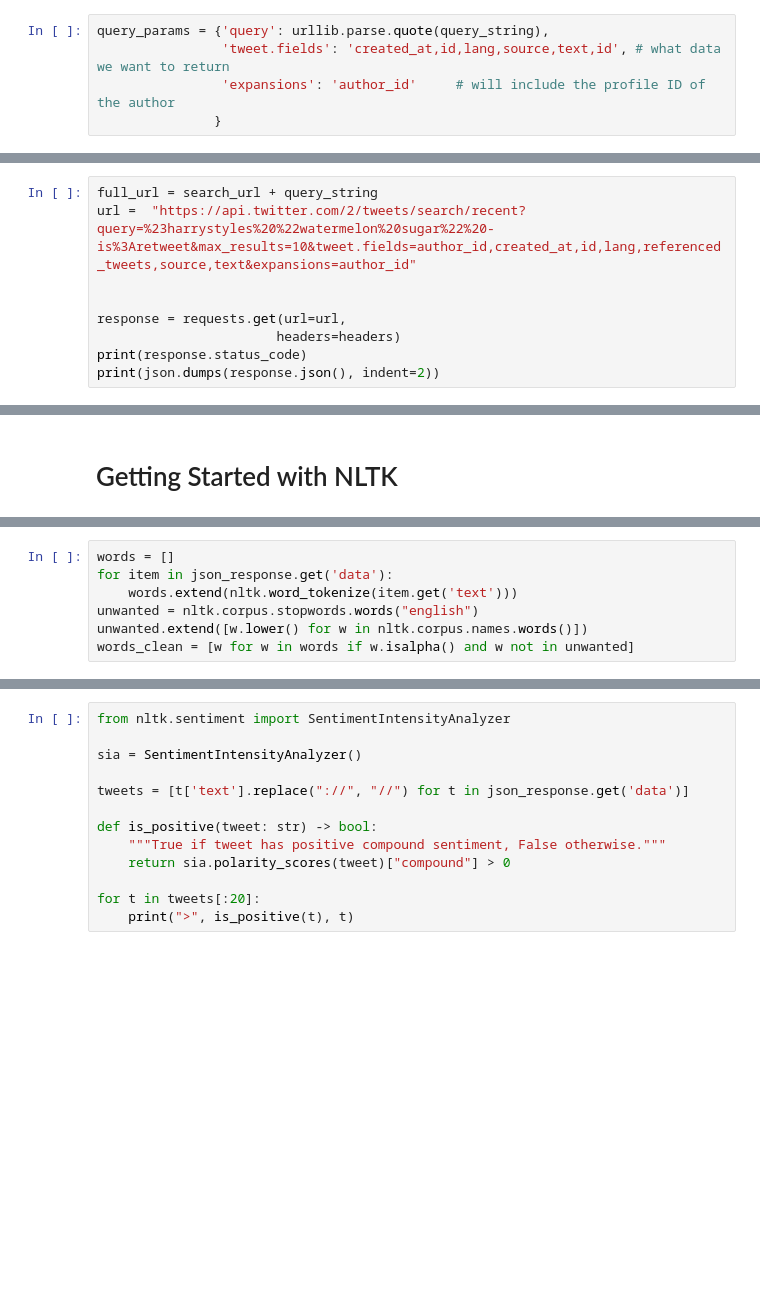
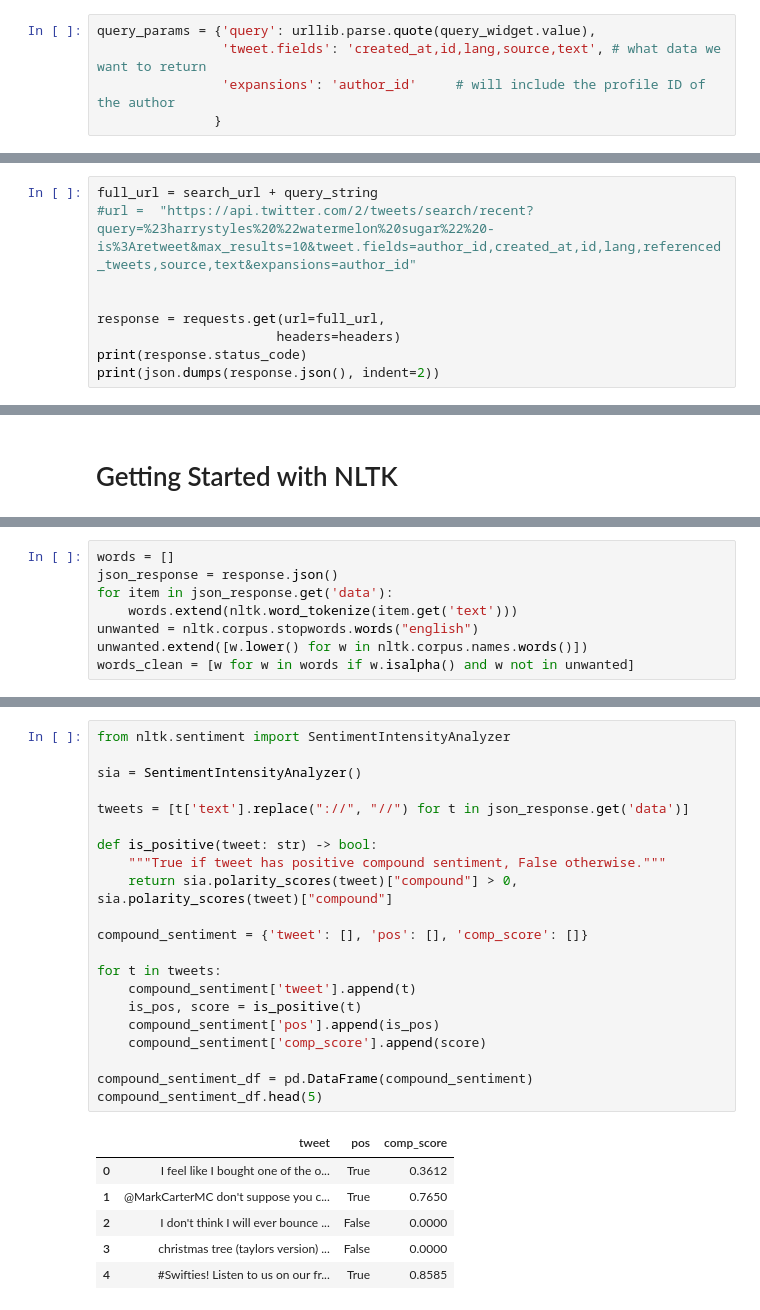
Before and after one commit to arorakarnika/stem-for-her, a Jupyter notebook: notebooks/STEM_for_HER.ipynb, the cells around one changed output, grey strips where cells are left out. Cells and saved outputs as stored; diff of their text form; blank space fills up the shorter version.

```diff
--- a/notebooks/STEM_for_HER.ipynb
+++ b/notebooks/STEM_for_HER.ipynb
@@ -91,6 +105,6 @@ So we need to URL-encode our query too - that just means translating it into som
 # %%
-query_params = {'query': urllib.parse.quote(query_string),
-                'tweet.fields': 'created_at,id,lang,source,text,id', # what data we want to return
+query_params = {'query': urllib.parse.quote(query_widget.value),
+                'tweet.fields': 'created_at,id,lang,source,text', # what data we want to return
                 'expansions': 'author_id'     # will include the profile ID of the author
                }
 # %%
@@ -109,9 +122,9 @@ original query string:  query=%23harrystyles%20%22watermelon%20sugar%22%20-is%3A
 # %%
 full_url = search_url + query_string
-url =  "https://api.twitter.com/2/tweets/search/recent?query=%23harrystyles%20%22watermelon%20sugar%22%20-is%3Aretweet&max_results=10&tweet.fields=author_id,created_at,id,lang,referenced_tweets,source,text&expansions=author_id"
+#url =  "https://api.twitter.com/2/tweets/search/recent?query=%23harrystyles%20%22watermelon%20sugar%22%20-is%3Aretweet&max_results=10&tweet.fields=author_id,created_at,id,lang,referenced_tweets,source,text&expansions=author_id"
 
 
-response = requests.get(url=url,
+response = requests.get(url=full_url,
                        headers=headers)
 print(response.status_code)
 print(json.dumps(response.json(), indent=2))
@@ -147,5 +226,6 @@ nltk.download(["names", "stopwords", "averaged_perceptron_tagger", "vader_lexico
 # %%
 words = []
+json_response = response.json()
 for item in json_response.get('data'):
     words.extend(nltk.word_tokenize(item.get('text')))
 unwanted = nltk.corpus.stopwords.words("english")
@@ -158,13 +243,28 @@ print(fd.tabulate(5))
 # %%
 from nltk.sentiment import SentimentIntensityAnalyzer
 
 sia = SentimentIntensityAnalyzer()
 
 tweets = [t['text'].replace("://", "//") for t in json_response.get('data')]
 
 def is_positive(tweet: str) -> bool:
     """True if tweet has positive compound sentiment, False otherwise."""
-    return sia.polarity_scores(tweet)["compound"] > 0
+    return sia.polarity_scores(tweet)["compound"] > 0, sia.polarity_scores(tweet)["compound"]
 
-for t in tweets[:20]:
-    print(">", is_positive(t), t)
+compound_sentiment = {'tweet': [], 'pos': [], 'comp_score': []}
+
+for t in tweets:
+    compound_sentiment['tweet'].append(t)
+    is_pos, score = is_positive(t)
+    compound_sentiment['pos'].append(is_pos)
+    compound_sentiment['comp_score'].append(score)
+
+compound_sentiment_df = pd.DataFrame(compound_sentiment)
+compound_sentiment_df.head(5)
+# %% [output]
+|  | tweet | pos | comp_score |
+| 0 | I feel like I bought one of the o... | True | 0.3612 |
+| 1 | @MarkCarterMC don't suppose you c... | True | 0.7650 |
+| 2 | I don't think I will ever bounce ... | False | 0.0000 |
+| 3 | christmas tree (taylors version) ... | False | 0.0000 |
+| 4 | #Swifties! Listen to us on our fr... | True | 0.8585 |
```
Also changed, not shown: parts of 12 cells of this notebook.
